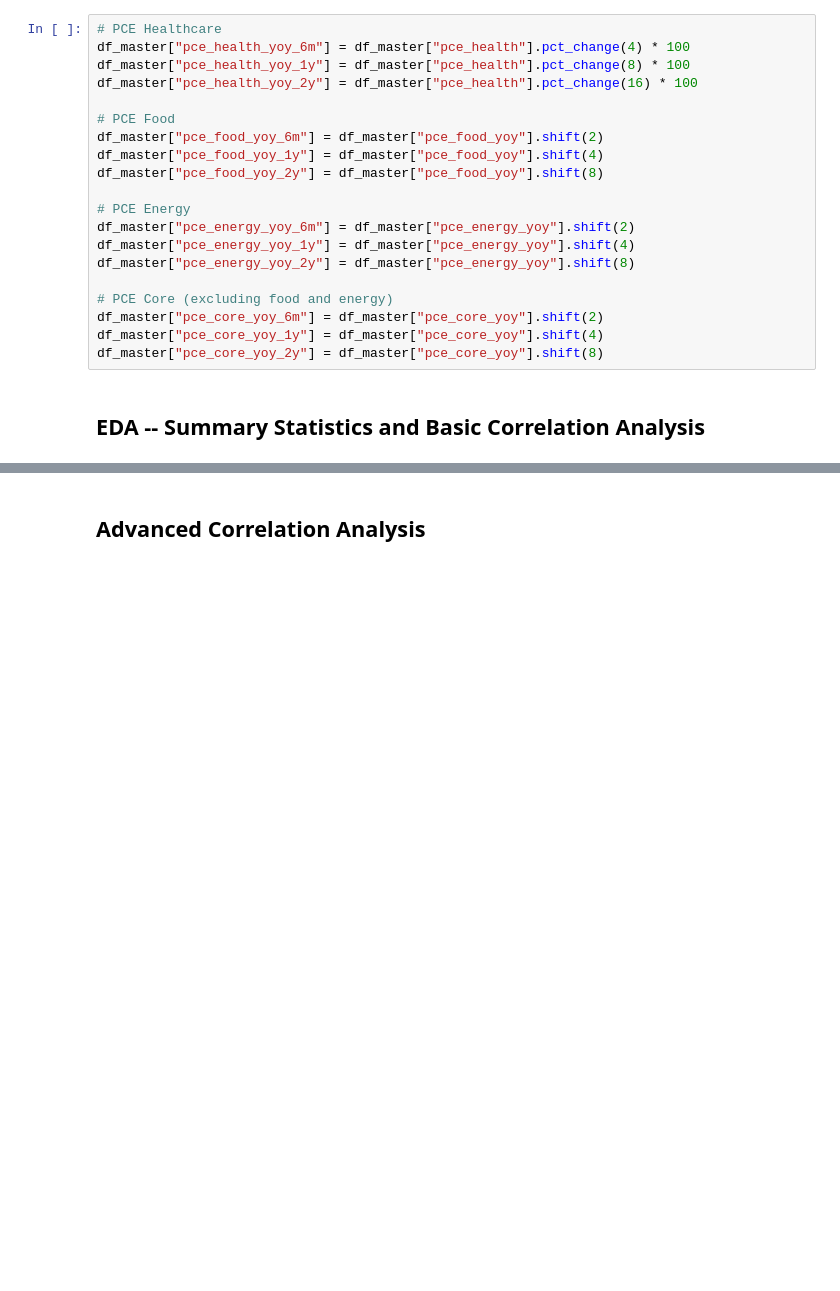
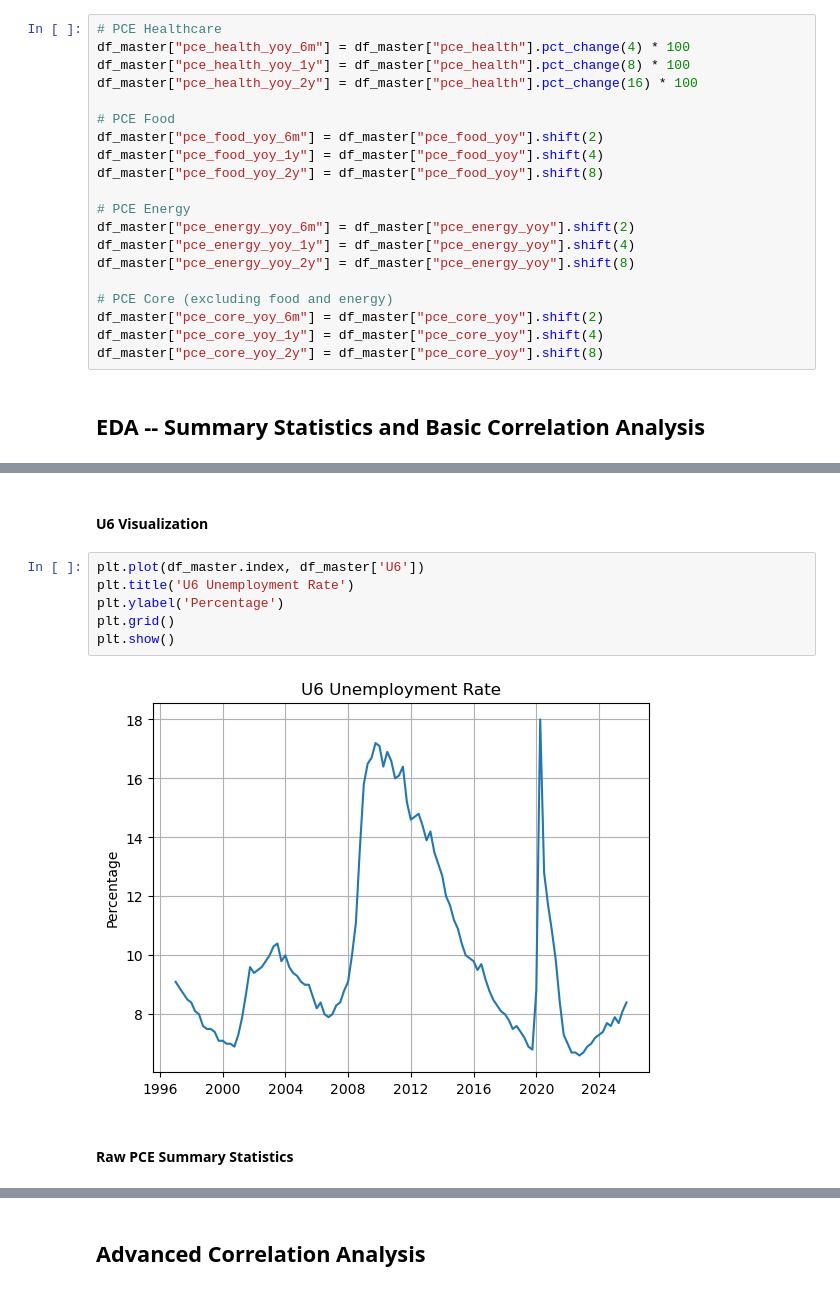
Before and after one commit to mcgeever1/Lam-McGeever-2500, a Jupyter notebook: Lam_McGeever_FP.ipynb, the cells around one changed output, grey strips where cells are left out. Saved outputs shown, nothing was run; the diff lists cells and outputs as text; blank space fills up the shorter version.

```diff
--- a/Lam_McGeever_FP.ipynb
+++ b/Lam_McGeever_FP.ipynb
@@ -152,0 +144,12 @@ plt.show()
+# %% [markdown]
+#### U6 Visualization
+# %%
+plt.plot(df_master.index, df_master['U6'])
+plt.title('U6 Unemployment Rate')
+plt.ylabel('Percentage')
+plt.grid()
+plt.show()
+# %% [output]
+[figure, added]
+# %% [markdown]
+#### Raw PCE Summary Statistics
```
Also changed, not shown: parts of 3 cells of this notebook.
